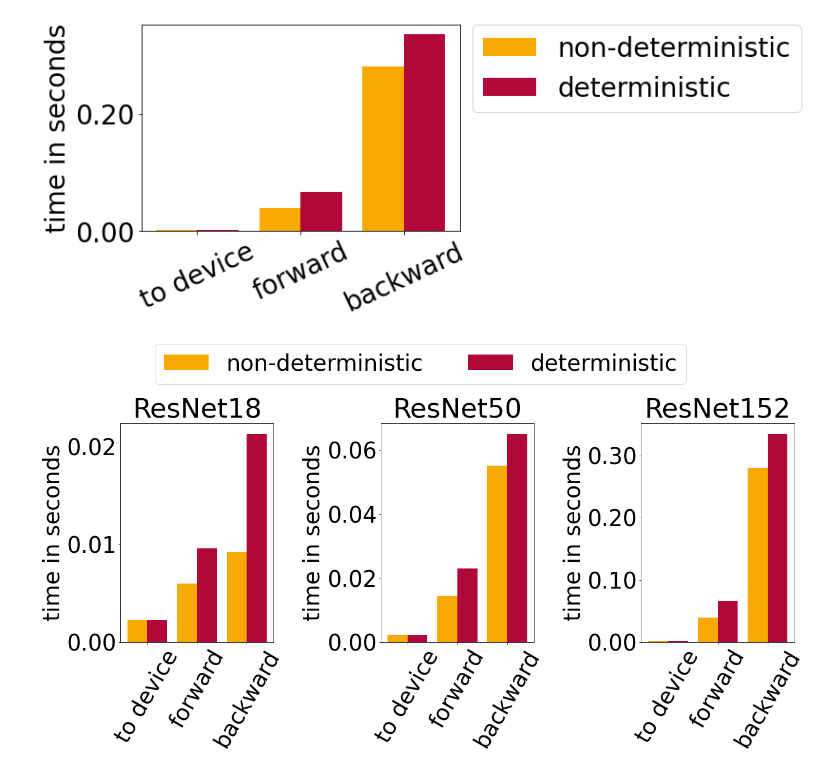
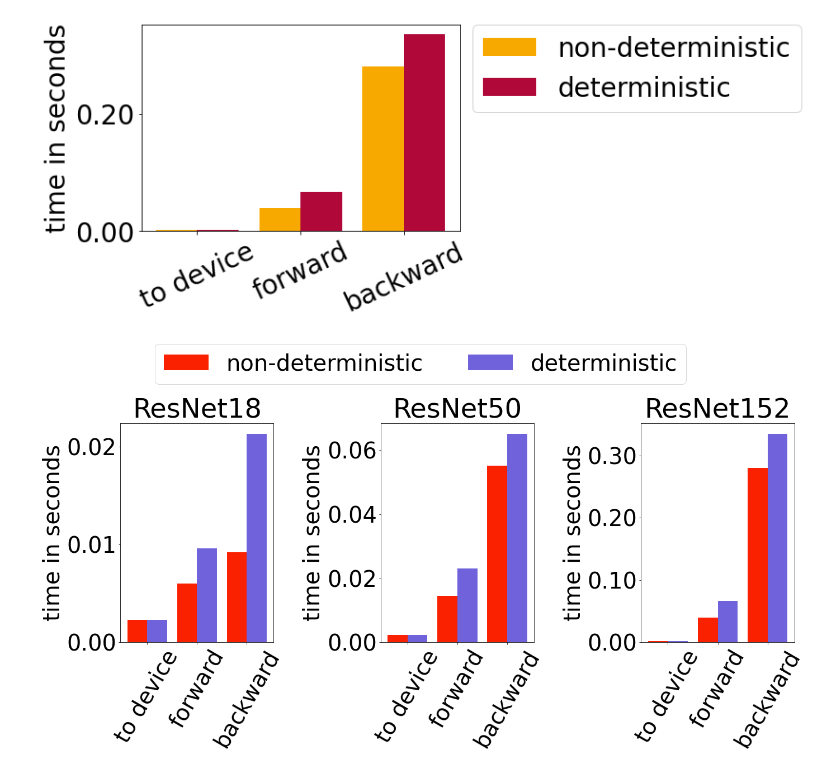
Before and after one commit to slin96/master-thesis, a Jupyter notebook: experiments/deterministic-runtime/plots.ipynb, the cells around one changed output. Saved outputs shown, nothing was run; the diff lists cells and outputs as text; code cells hidden in the pictures.

Commit message:
determ train time plot colors

```diff
--- a/experiments/deterministic-runtime/plots.ipynb
+++ b/experiments/deterministic-runtime/plots.ipynb
@@ -163,35 +164,35 @@ x_labels = ['to device', 'forward', 'backward']
 
 
 ind = np.arange(len(x_labels))  # the x locations for the groups
 width = 0.4  # the width of the bars
 
 fig, axes = plt.subplots(nrows=1, ncols=3, figsize=(20, 10))
 
 for i in range(3):
 
     non_deterministic_data_path= non_deterministic_data_paths[i]
     non_deterministic = list(map(ns2s, median_values(extract_data(non_deterministic_data_path))))[2:]
 
     deterministic_data_path=deterministic_data_paths[i]
     deterministic = list(map(ns2s, median_values(extract_data(deterministic_data_path))))[2:]
 
     ax = axes[i]
     ax.title.set_text(titles[i])
-    rects1 = ax.bar(ind + width / 2, non_deterministic, width, color=HPI_LIGHT_ORANGE)
-    rects2 = ax.bar(ind + 1.5 * width, deterministic, width, color=HPI_RED)
+    rects1 = ax.bar(ind + width / 2, non_deterministic, width, color=A_RED)
+    rects2 = ax.bar(ind + 1.5 * width, deterministic, width, color=A_BLUE)
     ax.set_ylabel('time in seconds')
     ax.set_xticks(ind + width)
     ax.set_xticklabels(x_labels)
     ax.yaxis.set_major_formatter(FormatStrFormatter('%.2f'))
 
     matplotlib.pyplot.sca(ax)
     plt.xticks(rotation=60)
 
-rects1 = ax.bar(ind + width / 2, non_deterministic, width, color=HPI_LIGHT_ORANGE)
-rects2 = ax.bar(ind + 1.5 * width, deterministic, width, color=HPI_RED)
+rects1 = ax.bar(ind + width / 2, non_deterministic, width, color=A_RED)
+rects2 = ax.bar(ind + 1.5 * width, deterministic, width, color=A_BLUE)
 fig.legend((rects1[0], rects2[0]), ('non-deterministic', 'deterministic'), loc="upper center", bbox_to_anchor=(0.5, 1.10), ncol=2)
 fig.tight_layout()
 fig.savefig('./plots/resnets.pdf', bbox_inches='tight')
 plt.show()
 # %% [output]
-[figure, old version]
+[figure, new version]
```
Also changed, not shown: parts of 1 cell of this notebook.
